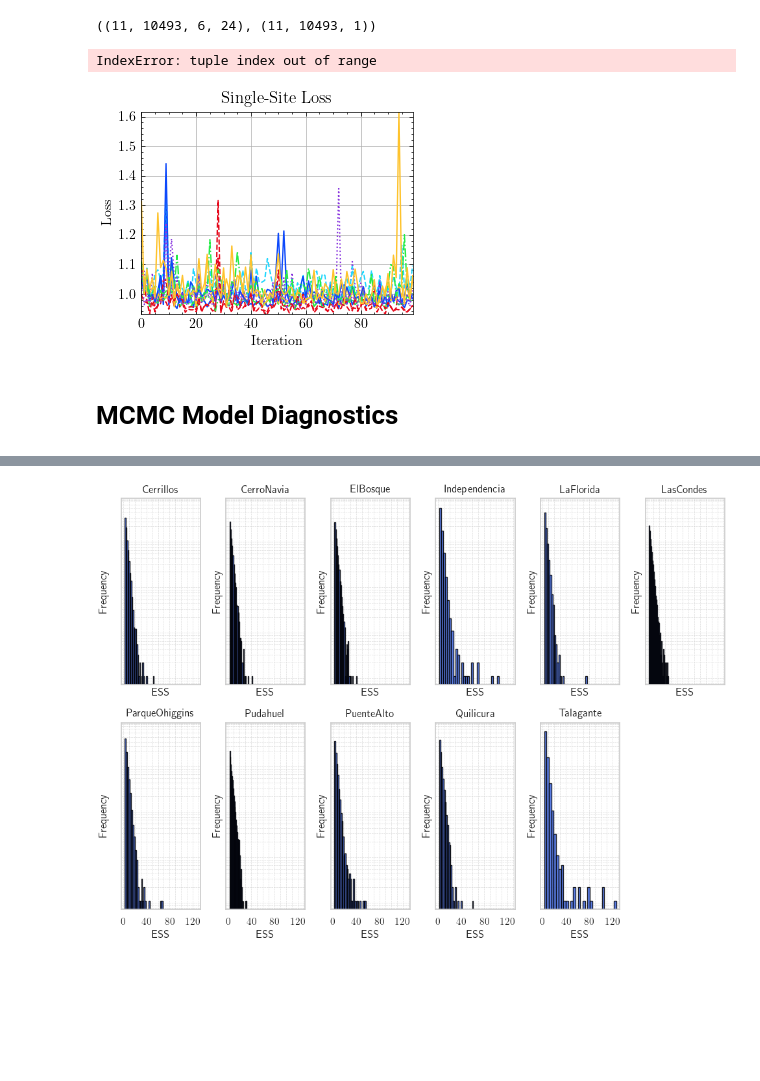
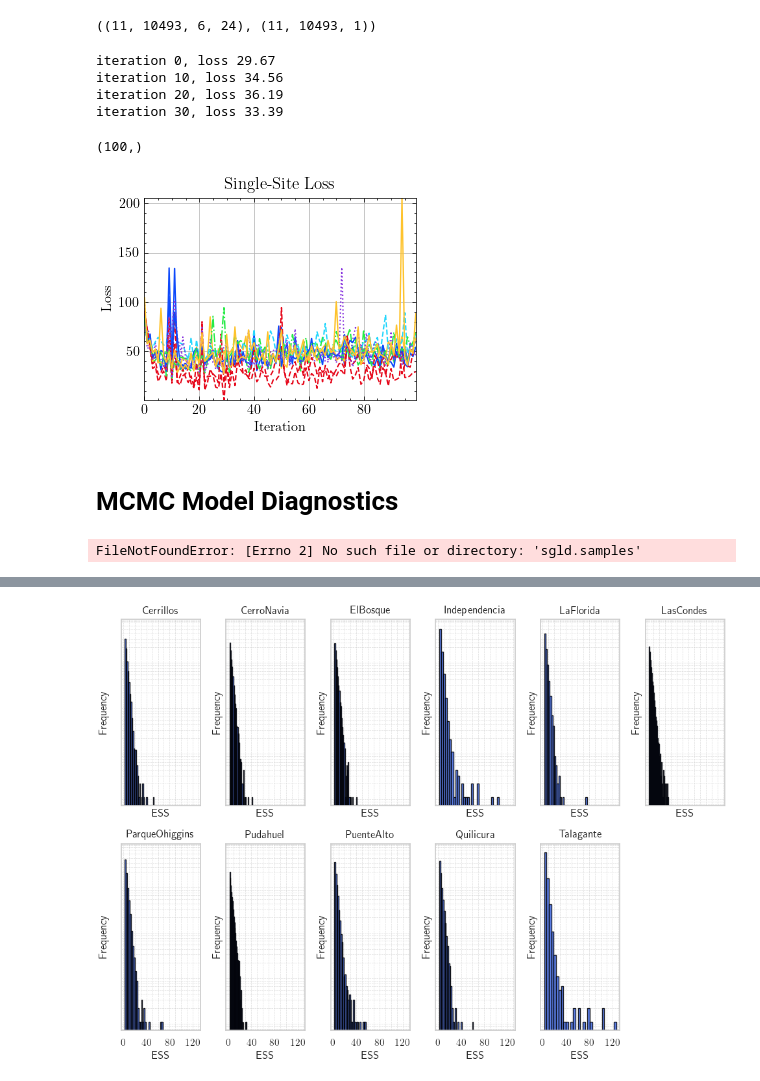
Before and after one commit to shernandez-ucm/federated_air_quality, a Jupyter notebook: santiago_multi_site.ipynb, the cells around one changed output, grey strips where cells are left out. Cells and saved outputs as stored; diff of their text form; code cells hidden in the pictures; blank space fills up the shorter version.

Commit message:
aleatoric loss

```diff
--- a/santiago_multi_site.ipynb
+++ b/santiago_multi_site.ipynb
@@ -105,18 +105,19 @@ import distrax
 import jax.numpy as jnp
 
 class LSTM(nn.Module):
-
+    hidden_size: int
     @nn.remat
     @nn.compact
     def __call__(self, X_batch):
-        carry,x=nn.RNN(nn.LSTMCell(32),return_carry=True)(X_batch)
-        #carry,x=nn.RNN(nn.LSTMCell(32),return_carry=True)(x)
+        carry,x=nn.RNN(nn.LSTMCell(self.hidden_size),return_carry=True)(X_batch)
         x=nn.Dense(future)(x)
         return x[:,-1,:]
 
 def site_log_likelihood(params, x, y):
-    preds = jax.vmap(model.apply, (0, 0))(params, jnp.array(x,dtype=jnp.float32))
-    return -1.0*jnp.mean(distrax.Independent(distrax.Normal(preds,1.0)).log_prob(jnp.array(y,dtype=jnp.float32)),axis=1)
+    preds = jax.vmap(model.apply, (0, 0))(params['mu'], jnp.array(x,dtype=jnp.float32))
+    sigmas = jax.vmap(model.apply, (0, 0))(params['log_sigma'], jnp.array(x))
+    sigmas=jax.tree.map(lambda p: jax.nn.softplus(p),sigmas)
+    return -1.0*distrax.Independent(distrax.Normal(preds,sigmas)).log_prob(jnp.array(y,dtype=jnp.float32))
 
 def log_likelihood(params, X, y_data):
     log_likelihoods = site_log_likelihood(params, X, y_data)
@@ -156,44 +157,59 @@ def sgld(key,log_post, grad_log_post, num_samples,
     loss=np.stack(loss,axis=1)
     return samples,loss
 # %%
-key=jax.random.PRNGKey(0)
+key=jax.random.PRNGKey(10)
 key_model,key_data=jax.random.split(key,2)
 batch_size=256
 # %%
-model=LSTM()
+model=LSTM(128)
 n_groups=X_train_datasets.shape[0]
 n_features=len(feature_keys)
-inputs = jax.random.randint(key,(batch_size,n_features,past),0, 10,).astype(jnp.float32)
-key_tasks=jax.random.split(key_model,n_groups)
-params_tasks = jax.vmap(model.init, (0, None))(key_tasks, inputs)
+inputs = jax.random.randint(key,(2,n_groups,batch_size,n_features,past),0, 10,).astype(jnp.float32)
+key_mu,key_aleatoric=jax.random.split(key_model,2)
+key_tasks_mu=jax.random.split(key_mu,n_groups)
+key_tasks_aleatoric=jax.random.split(key_aleatoric,n_groups)
+params_tasks = jax.vmap(model.init, (0, 0))(key_tasks_mu, inputs[0])
+params_aleatoric_local=jax.vmap(model.init, (0, 0))(key_tasks_aleatoric, inputs[1])
+
+params_unpooled = {
+    'mu': params_tasks,
+    'log_sigma': params_aleatoric_local
+}
 # %%
 dt=1e-5
 samples,loss=sgld(key_data,log_likelihood, grad_log_post, 100,
-                             dt, params_tasks,X_train_datasets,y_train_datasets,
+                             dt, params_unpooled,X_train_datasets,y_train_datasets,
                              batch_size,test_data=None)
 # %% [output]
-IndexError: tuple index out of range
+iteration 0, loss 29.67
+iteration 10, loss 34.56
+iteration 20, loss 36.19
+iteration 30, loss 33.39
+# %%
+loss[0].shape
+# %% [output]
+(100,)
 # %%
 pparam = dict(xlabel="Iteration", ylabel=r"Loss")
 with plt.style.context(["science","high-vis"]):
     #plt.Figure(figsize=(10, 16))
     n_groups = loss.shape[0]
     dataset_names = dataset_names[:n_groups]  # Ensure we only use names for the groups we have data for
     fig, ax = plt.subplots()
     for i in range(n_groups):
-        ax.plot(loss[i,:,0], label=f'Station {dataset_names[i]}')
+        ax.plot(loss[i,:], label=f'Station {dataset_names[i]}')
     ax.autoscale(tight=True)
     ax.set(**pparam)
     #plt.legend()
     #ax.xlabel('Iteration')
     #ax.ylabel('Loss')
     plt.title('Single-Site Loss')
     ax.grid()
 plt.grid(True)
 plt.savefig('single_site_loss.pdf', bbox_inches='tight',dpi=300)
 plt.show()
 # %% [output]
-[figure, old version]
+[figure, new version]
 # %%
 preds = jax.vmap(model.apply, (0, 0))(params_tasks, jnp.array(X_test_datasets[:,0:256,:,:]))
 # %%
@@ -206,6 +222,8 @@ with open('sgld.samples', 'wb') as samples_file:
 # %%
 with open('sgld.samples', 'rb') as samples_file:
     samples = pickle.load(samples_file)
+# %% [output]
+FileNotFoundError: [Errno 2] No such file or directory: 'sgld.samples'
 # %%
 reshaper = lambda s : jax.tree.map(lambda p : p.reshape((n_groups,-1)),s)
 
```
Also changed, not shown: parts of 10 cells of this notebook, 1 other file.
